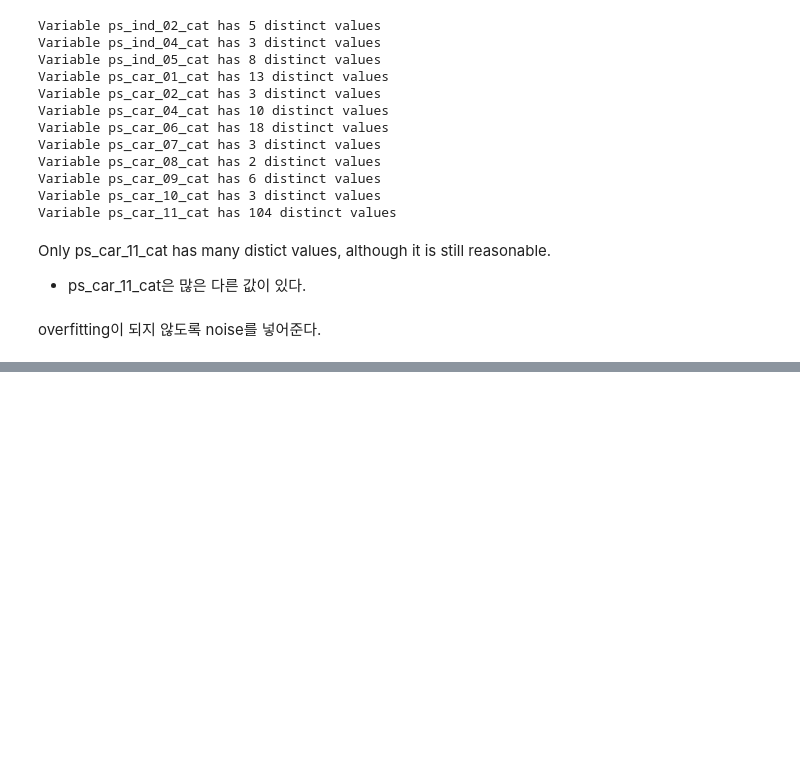
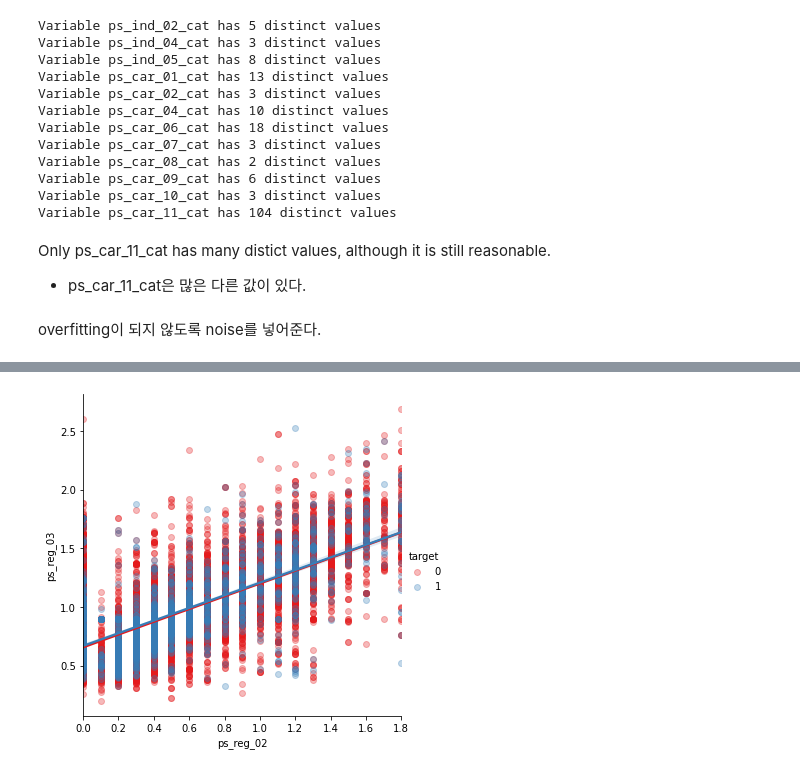
Before and after one commit to jsleeg98/Kaggle_practice, a Jupyter notebook: Porto/Data_Preparation_&_Exploration_필사.ipynb, the cells around one changed output, grey strips where cells are left out. Drawn from its saved outputs; the diff is of its cells as text; code cells hidden in the pictures; blank space fills up the shorter version.

```diff
--- a/Porto/Data_Preparation_&_Exploration_필사.ipynb
+++ b/Porto/Data_Preparation_&_Exploration_필사.ipynb
@@ -576,0 +776,2 @@ test.drop('ps_car_11_cat', axis=1, inplace=True)
+# %%
+s = train.sample(frac = 0.1)
@@ -576,0 +785,6 @@ test.drop('ps_car_11_cat', axis=1, inplace=True)
+# %%
+sns.lmplot(x = 'ps_reg_02', y = 'ps_reg_03', data = s, hue = 'target', palette = 'Set1',
+           scatter_kws = {'alpha' : 0.3})
+plt.show()
+# %% [output]
+[figure, added]
```
Also changed, not shown: parts of 36 cells of this notebook.
